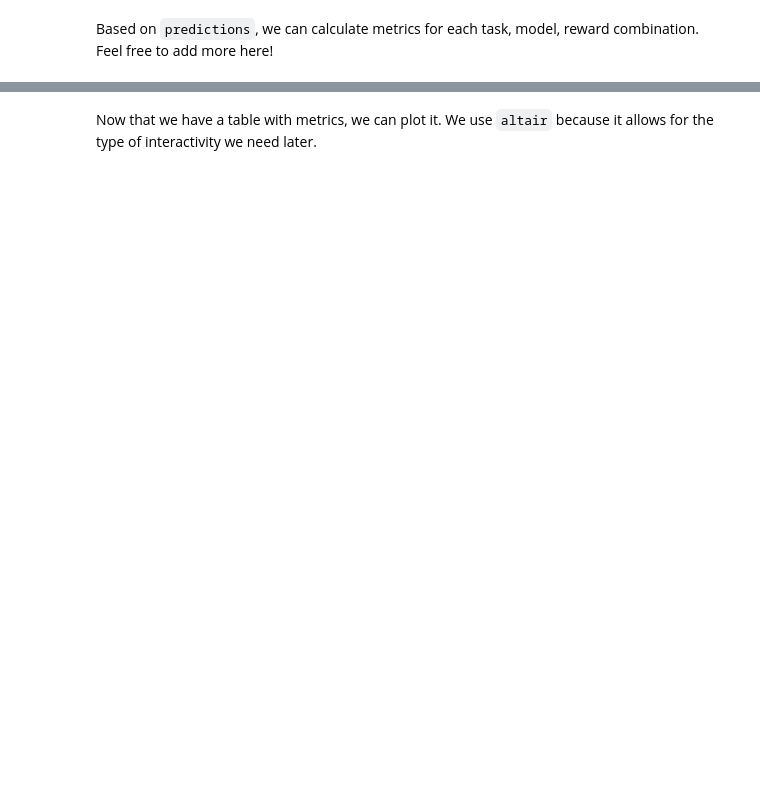
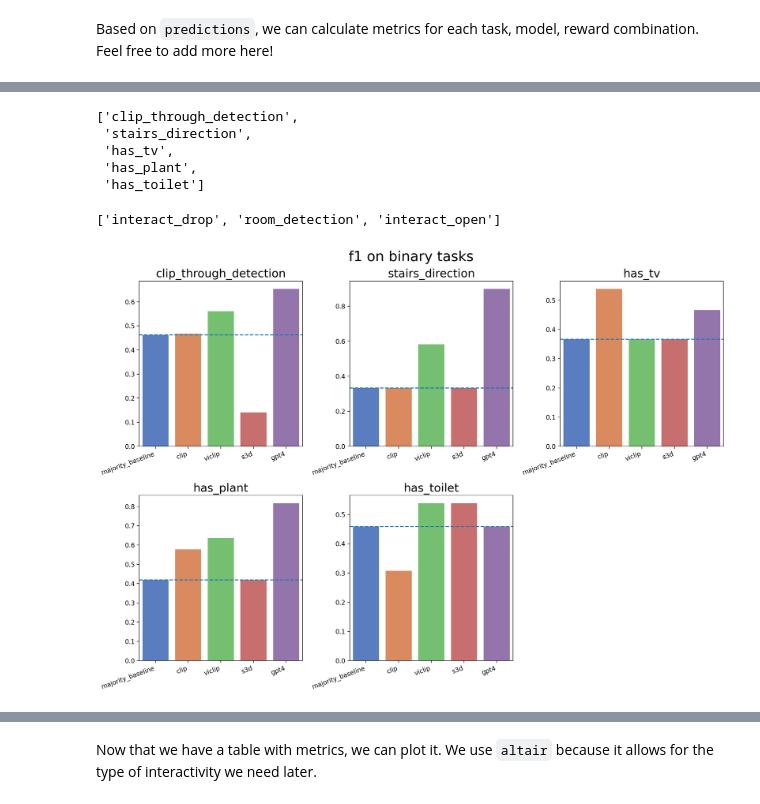
Before and after one commit to Eugleo/vlmrm, a Jupyter notebook: src/evaluation/visualization.ipynb, the cells around one changed output, grey strips where cells are left out. Drawn from its saved outputs; the diff is of its cells as text; code cells hidden in the pictures; blank space fills up the shorter version.

Commit message:
Summary plots with majority baseline

```diff
--- a/src/evaluation/visualization.ipynb
+++ b/src/evaluation/visualization.ipynb
@@ -107,0 +178,3 @@ shape: (3, 4)
+# %%
+n_classes_per_task = predictions.group_by("task").agg(pl.col("true_label").n_unique().alias("n_classes"))
+n_classes_per_task
@@ -107,0 +193,55 @@ shape: (3, 4)
+# %%
+binary_tasks = n_classes_per_task.filter(n_classes_per_task["n_classes"] == 2)["task"].to_list()
+binary_tasks
+# %% [output]
+['clip_through_detection',
+ 'stairs_direction',
+ 'has_tv',
+ 'has_plant',
+ 'has_toilet']
+# %%
+multiclass_tasks = n_classes_per_task.filter(n_classes_per_task["n_classes"] != 2)["task"].to_list()
+multiclass_tasks
+# %% [output]
+['interact_drop', 'room_detection', 'interact_open']
+# %%
+# for consistent ordering of the models on the plots
+MODEL_ORDER = {
+    "majority_baseline": 0,
+    "clip": 1,
+    "viclip": 2,
+    "s3d": 3,
+    "gpt4": 4,
+}
+
+def make_summary_plot(predictions, task_set, plot_name, metric_name, selected_reward_type, n_cols=2, figsize=(14, 10), dpi=200):
+    plt.figure(figsize=figsize, dpi=dpi)
+
+    n_rows = (len(task_set) + n_cols - 1) // n_cols
+
+    for i, task in enumerate(task_set):
+        plt.subplot(n_rows, n_cols, i+1)
+
+        metrics = predictions\
+            .filter((predictions["task"] == task) & ((predictions["reward"] == selected_reward_type) | (predictions["reward"] == "default")))\
+            .group_by("model")\
+            .agg(
+                f1=compute_metric(f1),
+                accuracy=compute_metric(accuracy)
+            )
+
+        metrics = metrics.sort(pl.col("model").replace(MODEL_ORDER))
+
+        ax = sns.barplot(metrics, y=metric_name, x="model", hue="model", palette="muted")
+        ax.axhline(y=metrics[MODEL_ORDER["majority_baseline"], metric_name], ls="--")
+        plt.xlabel("")
+        plt.ylabel("")
+        plt.title(task, fontsize=18)
+        plt.xticks(rotation=20, ha="right")
+
+    plt.suptitle(plot_name, fontsize=22)
+    plt.tight_layout()
+# %%
+make_summary_plot(predictions, binary_tasks, "f1 on binary tasks", metric_name="f1", selected_reward_type="logit", n_cols=3)
+# %% [output]
+[figure, added]
```
Also changed, not shown: parts of 18 cells of this notebook.
